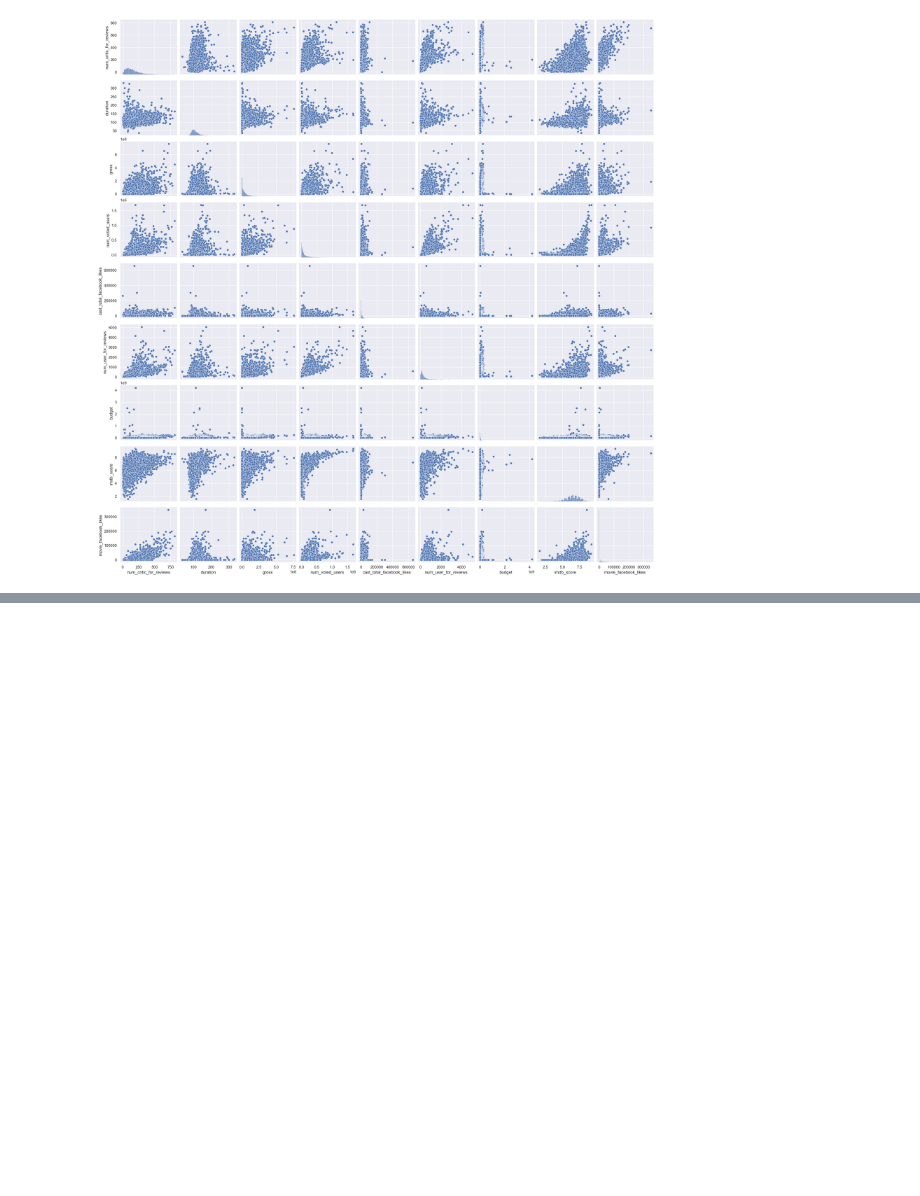
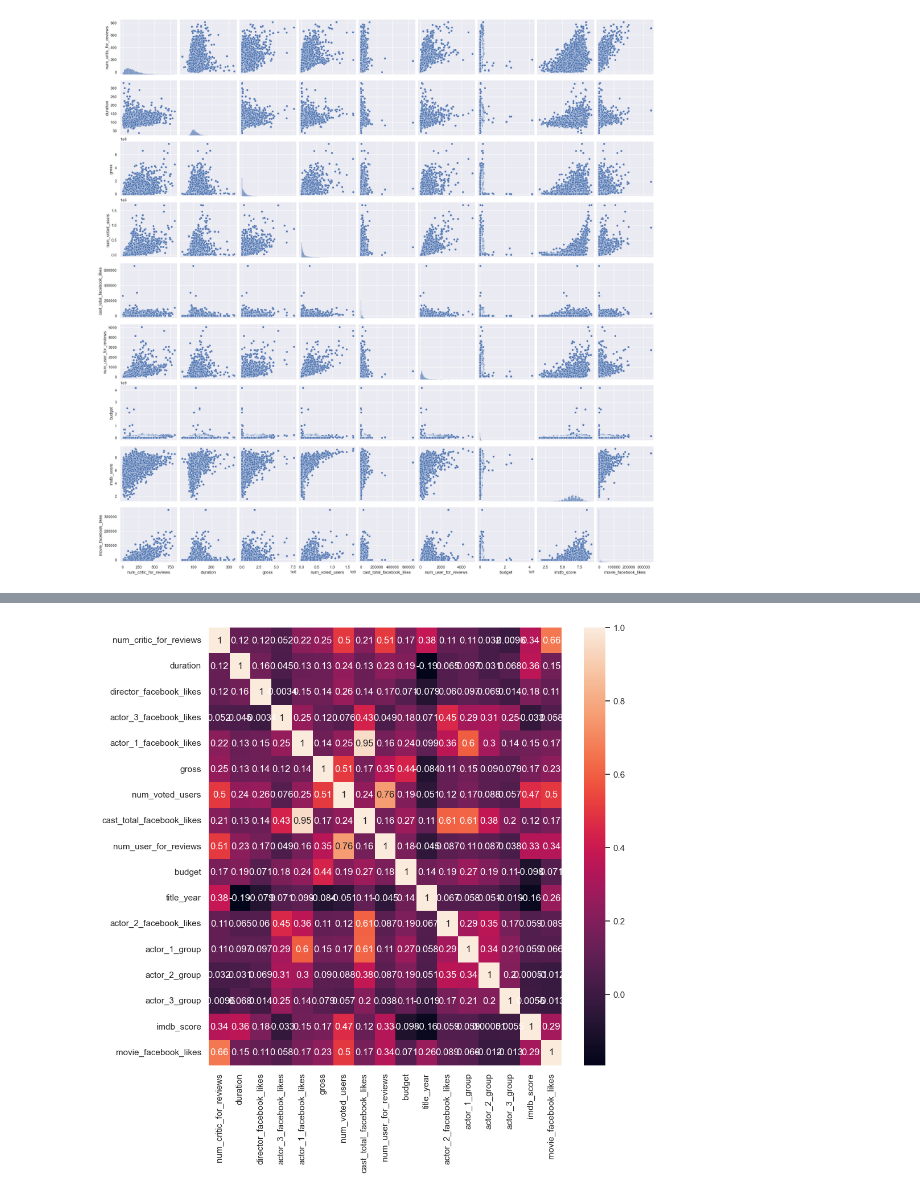
Before and after one commit to RoKlio/capstone_project, a Jupyter notebook: notebooks/modelling_and_EDA.ipynb, the cells around one changed output, grey strips where cells are left out. Cells and saved outputs as stored; diff of their text form; code cells hidden in the pictures; blank space fills up the shorter version.

```diff
--- a/notebooks/modelling_and_EDA.ipynb
+++ b/notebooks/modelling_and_EDA.ipynb
@@ -135,0 +247,19 @@ plt.show()
+# %%
+columns = ['num_critic_for_reviews', 'duration',
+       'director_facebook_likes', 'actor_3_facebook_likes',
+       'actor_1_facebook_likes', 'gross',
+       'num_voted_users', 'cast_total_facebook_likes',
+       'num_user_for_reviews',
+       'budget', 'title_year', 'actor_2_facebook_likes', 'actor_1_group', 'actor_2_group', 'actor_3_group',
+       'imdb_score', 'movie_facebook_likes']
+
+heatmap_df = df[columns]
+
+plt.figure(figsize=(10, 10))
+corr = heatmap_df.corr()
+sns.heatmap(corr, annot=True,
+            xticklabels=corr.columns.values,
+            yticklabels=corr.columns.values)
+plt.show()
+# %% [output]
+[figure, added]
```
Also changed, not shown: parts of 17 cells of this notebook.
